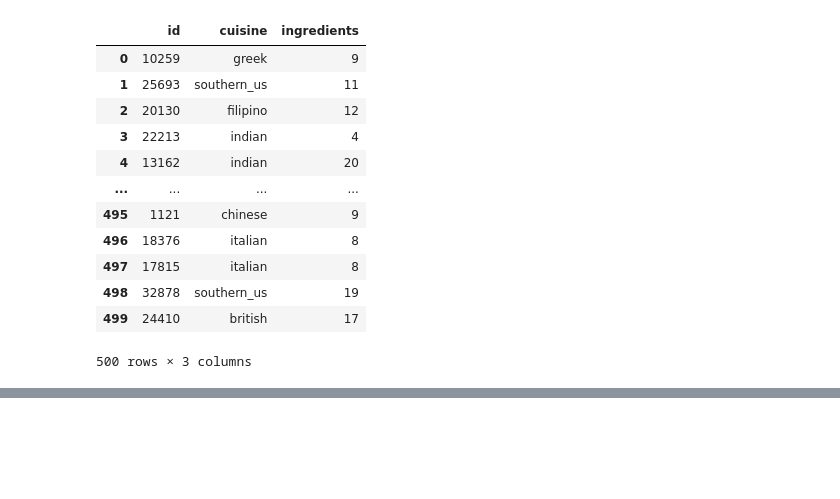
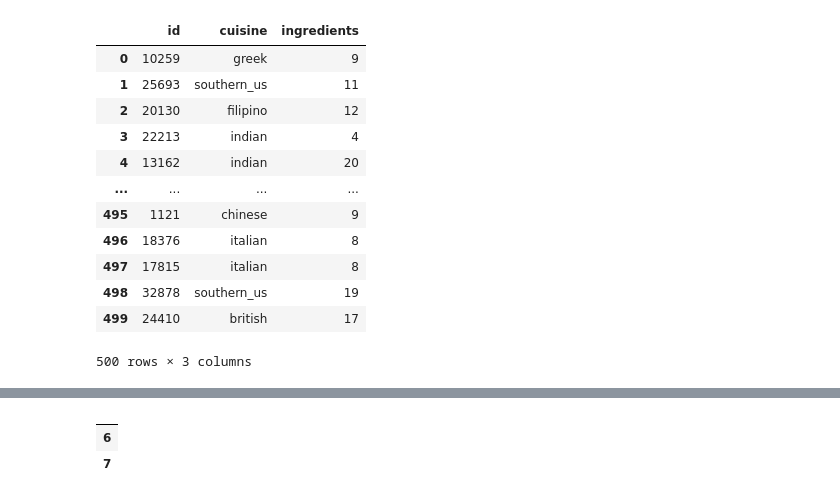
Before and after one commit to aar44i/DataScience, a Jupyter notebook: SkillFactory/13 JSON XML.ipynb, the cells around one changed output, grey strips where cells are left out. Saved outputs shown, nothing was run; the diff lists cells and outputs as text; code cells hidden in the pictures; blank space fills up the shorter version.

```diff
--- a/SkillFactory/13 JSON XML.ipynb
+++ b/SkillFactory/13 JSON XML.ipynb
@@ -132,0 +201,7 @@ df['ingredients'] = df['ingredients'].apply(lambda x: len(x))
+# %%
+# data.iloc[6:8, :].dropna(axis=1, how='all')
+data.iloc[6:8, :].dropna(axis=1, how='any')
+# %% [output]
+|  |
+| 6 |
+| 7 |
```
Also changed, not shown: parts of 11 cells of this notebook, 9 other files.
